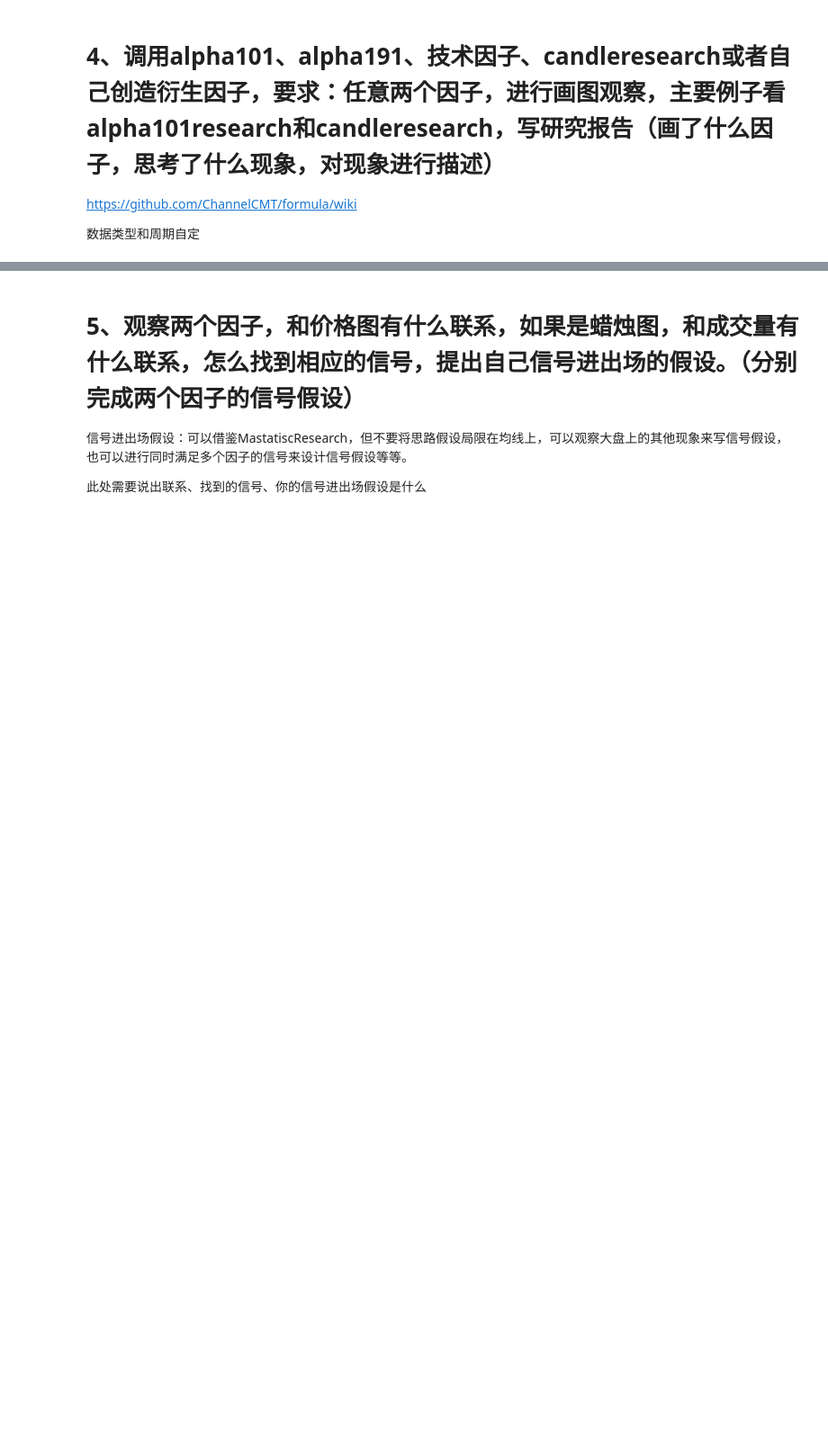
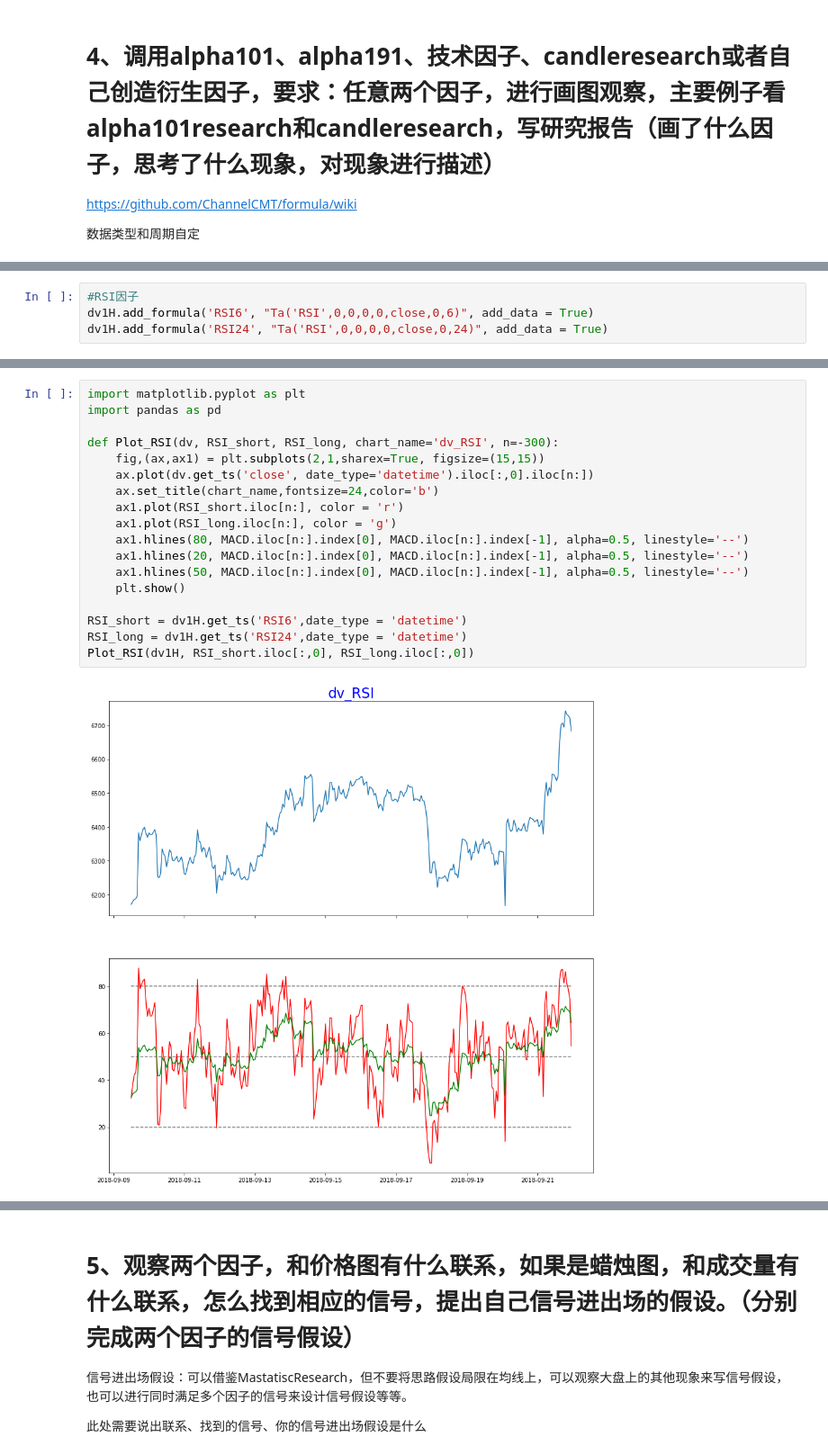
Before and after one commit to chenjlygs/-1-3, a Jupyter notebook: 数据获取与因子绩效试题.ipynb, the cells around one changed output, grey strips where cells are left out. Shown: that part at 90% size. Cells and saved outputs as stored; diff of their text form; blank space fills up the shorter version.

```diff
--- a/数据获取与因子绩效试题.ipynb
+++ b/数据获取与因子绩效试题.ipynb
@@ -248,0 +322,4 @@ https://github.com/ChannelCMT/formula/wiki
+# %%
+#RSI因子
+dv1H.add_formula('RSI6', "Ta('RSI',0,0,0,0,close,0,6)", add_data = True)
+dv1H.add_formula('RSI24', "Ta('RSI',0,0,0,0,close,0,24)", add_data = True)
@@ -248,0 +346,20 @@ https://github.com/ChannelCMT/formula/wiki
+# %%
+import matplotlib.pyplot as plt
+import pandas as pd
+
+def Plot_RSI(dv, RSI_short, RSI_long, chart_name='dv_RSI', n=-300):
+    fig,(ax,ax1) = plt.subplots(2,1,sharex=True, figsize=(15,15))
+    ax.plot(dv.get_ts('close', date_type='datetime').iloc[:,0].iloc[n:])
+    ax.set_title(chart_name,fontsize=24,color='b')
+    ax1.plot(RSI_short.iloc[n:], color = 'r')
+    ax1.plot(RSI_long.iloc[n:], color = 'g')
+    ax1.hlines(80, MACD.iloc[n:].index[0], MACD.iloc[n:].index[-1], alpha=0.5, linestyle='--')
+    ax1.hlines(20, MACD.iloc[n:].index[0], MACD.iloc[n:].index[-1], alpha=0.5, linestyle='--')
+    ax1.hlines(50, MACD.iloc[n:].index[0], MACD.iloc[n:].index[-1], alpha=0.5, linestyle='--')
+    plt.show()
+
+RSI_short = dv1H.get_ts('RSI6',date_type = 'datetime')
+RSI_long = dv1H.get_ts('RSI24',date_type = 'datetime')
+Plot_RSI(dv1H, RSI_short.iloc[:,0], RSI_long.iloc[:,0])
+# %% [output]
+[figure, added]
```
Also changed, not shown: parts of 8 cells of this notebook.
